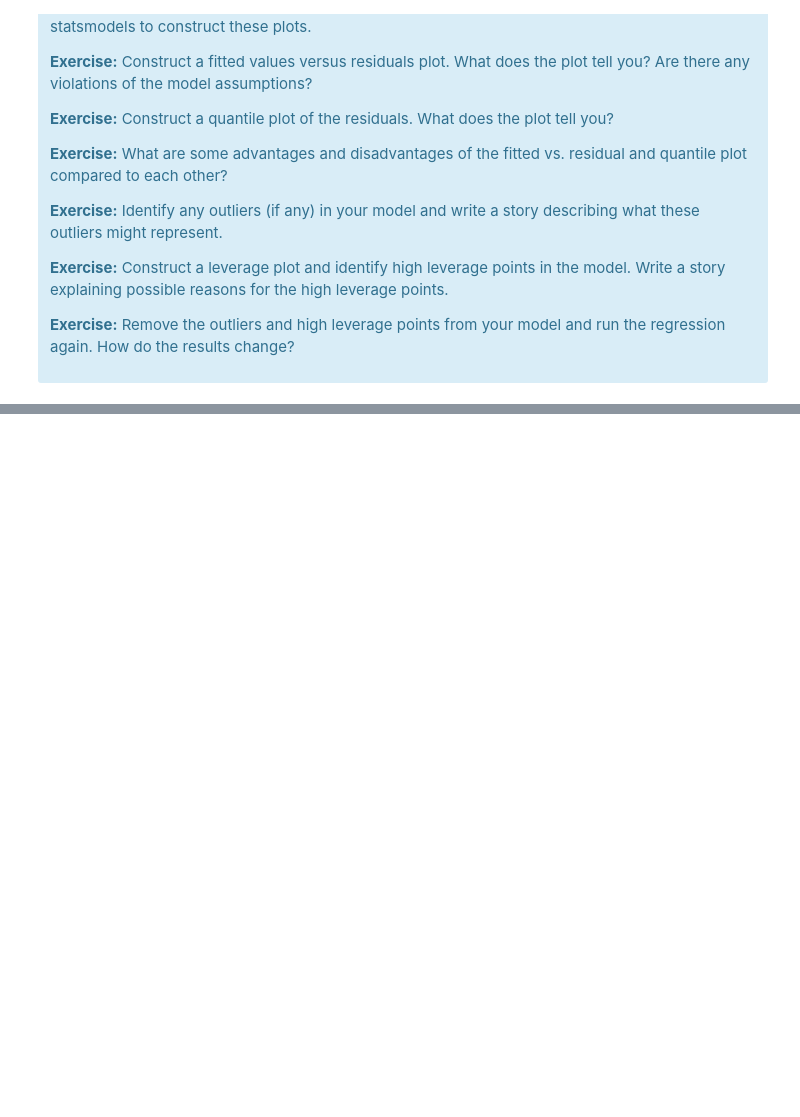
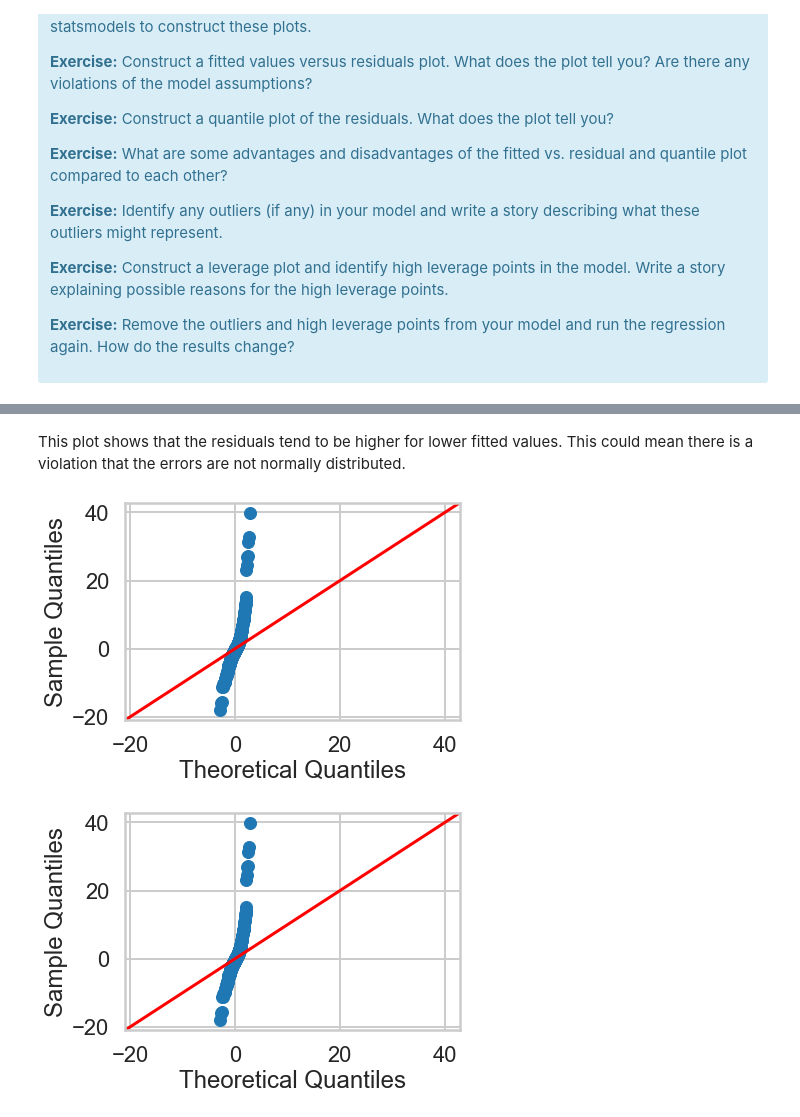
Before and after one commit to kaylawilding/mec-mini-projects, a Jupyter notebook: mec-11.4.1-linear-regression-mini-project/Mini_Project_Linear_Regression.ipynb, the cells around one changed output, grey strips where cells are left out. Drawn from its saved outputs; the diff is of its cells as text; code cells hidden in the pictures; blank space fills up the shorter version.

```diff
--- a/mec-11.4.1-linear-regression-mini-project/Mini_Project_Linear_Regression.ipynb
+++ b/mec-11.4.1-linear-regression-mini-project/Mini_Project_Linear_Regression.ipynb
@@ -909,0 +952,9 @@ There are some other issues that are important investigate with linear regressio
+# %% [markdown]
+This plot shows that the residuals tend to be higher for lower fitted values. This could mean there is a violation that the errors are not normally distributed.
+# %%
+#Construct a quantile plot of the residuals. What does the plot tell you?
+
+sm.qqplot(ols_result.resid, line = '45')
+# %% [output]
+[figure, added]
+[figure, added]
```
Also changed, not shown: parts of 13 cells of this notebook.
